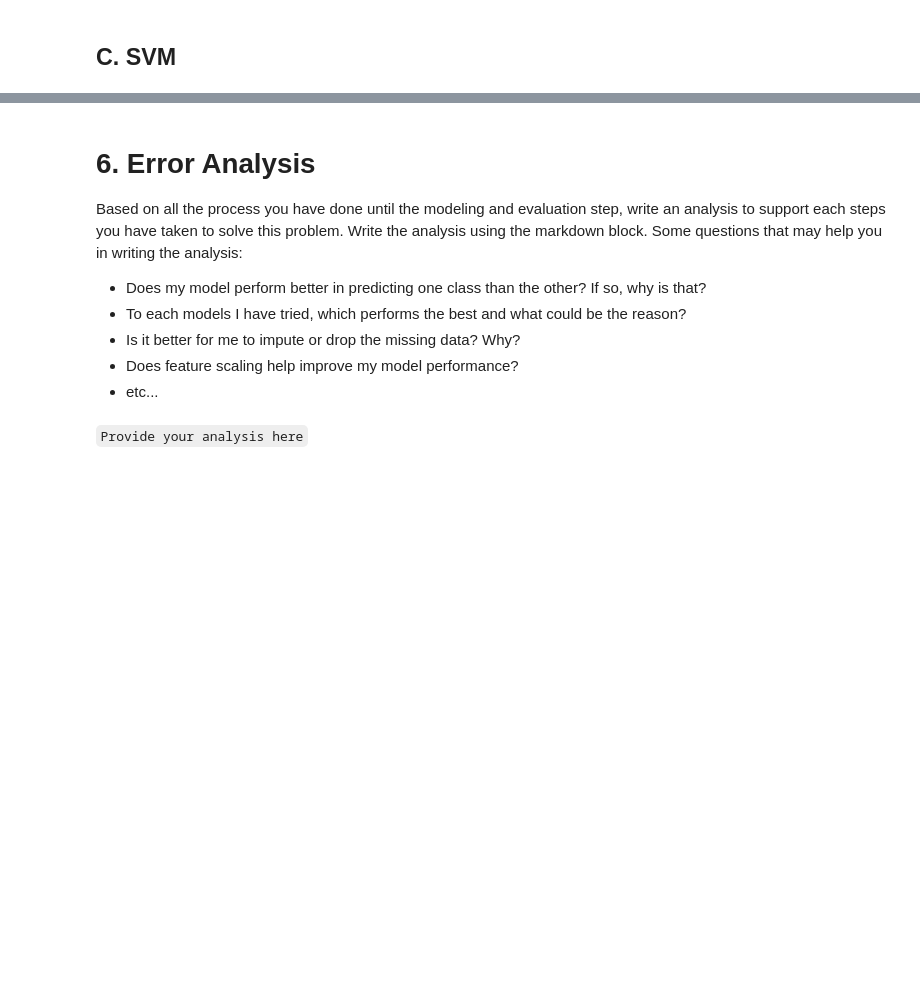
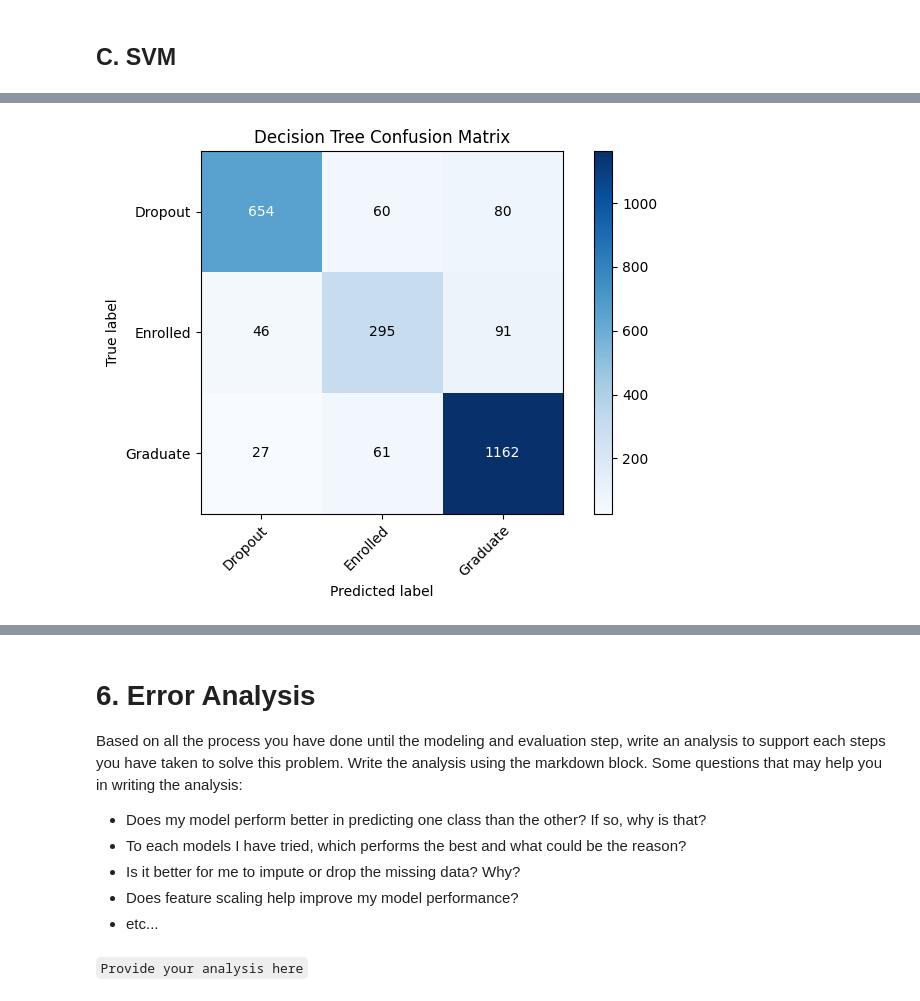
Before and after one commit to wiwekaputera/tubes-2-ai-senku-intelligence, a Jupyter notebook: Tubes2_Notebook.ipynb, the cells around one changed output, grey strips where cells are left out. Drawn from its saved outputs; the diff is of its cells as text; code cells hidden in the pictures; blank space fills up the shorter version.

```diff
--- a/Tubes2_Notebook.ipynb
+++ b/Tubes2_Notebook.ipynb
@@ -28,0 +47,20 @@ import numpy as np
+# %%
+def load_processed_data():
+    try:
+        base_path = os.path.join(os.getcwd(), 'data', 'processed')
+        X_train = np.load(os.path.join(base_path, 'X_train.npy'))
+        y_train = np.load(os.path.join(base_path, 'y_train.npy'))
+        X_test_kaggle = np.load(os.path.join(base_path, 'X_test_kaggle.npy'))
+        test_ids = np.load(os.path.join(base_path, 'test_ids.npy'))
+        print(f"Data Loaded. Train shape: {X_train.shape}")
+        return X_train, y_train, X_test_kaggle, test_ids
+    except FileNotFoundError:
+        print("Error: Processed data not found. Running preprocessing pipeline...")
+        return None, None, None, None
+
+print("=" * 60)
+print("[1] Running Preprocessing Pipeline...")
+print("=" * 60)
+run_full_pipeline()
+
+X_train, y_train, X_test_kaggle, test_ids = load_processed_data()
@@ -365,0 +1065,66 @@ Cross-validation is a critical technique in machine learning and data science fo
+# %%
+print("=" * 60)
+print("MODEL COMPARISON")
+print("=" * 60)
+
+for name, acc in sorted(results.items(), key=lambda x: x[1], reverse=True):
+    print(f"  {name:20}: {acc:.4f}")
+
+best_model_name = max(results, key=results.get)
+print(f"\n>>> Best Model: {best_model_name} ({results[best_model_name]:.4f})")
+
+def plot_confusion_matrix(y_true, y_pred, title, class_names_dict):
+    n_classes = len(class_names_dict)
+    cm = np.zeros((n_classes, n_classes), dtype=int)
+    for t, p in zip(y_true, y_pred):
+        cm[int(t), int(p)] += 1
+
+    fig, ax = plt.subplots(figsize=(7, 5))
+    im = ax.imshow(cm, interpolation='nearest', cmap=plt.cm.Blues)
+    ax.figure.colorbar(im, ax=ax)
+
+    ax.set(xticks=np.arange(n_classes),
+           yticks=np.arange(n_classes),
+           xticklabels=list(class_names_dict.values()),
+           yticklabels=list(class_names_dict.values()),
+           title=title,
+           ylabel='True label',
+           xlabel='Predicted label')
+
+    plt.setp(ax.get_xticklabels(), rotation=45, ha="right", rotation_mode="anchor")
+
+    thresh = cm.max() / 2.
+    for i in range(n_classes):
+        for j in range(n_classes):
+            ax.text(j, i, format(cm[i, j], 'd'),
+                    ha="center", va="center",
+                    color="white" if cm[i, j] > thresh else "black")
+
+    plt.tight_layout()
+    return fig
+
+print("\n--- Confusion Matrices ---")
+
+fig1 = plot_confusion_matrix(y_train, dtl_preds, 'Decision Tree Confusion Matrix', class_names)
+plt.show()
+
+fig2 = plot_confusion_matrix(y_train, lr_preds, 'Logistic Regression Confusion Matrix', class_names)
+plt.show()
+
+fig3 = plot_confusion_matrix(y_train, svm_preds, 'SVM Confusion Matrix', class_names)
+plt.show()
+
+fig, ax = plt.subplots(figsize=(10, 6))
+models = list(results.keys())
+accuracies = list(results.values())
+colors = ['#3498db', '#e74c3c', '#27ae60']
+bars = ax.bar(models, accuracies, color=colors)
+ax.set_ylabel('Training Accuracy')
+ax.set_title('Model Comparison')
+ax.set_ylim(0, 1)
+for bar, acc in zip(bars, accuracies):
+    ax.text(bar.get_x() + bar.get_width()/2, bar.get_height() + 0.01,
+            f'{acc:.4f}', ha='center', va='bottom', fontweight='bold')
+plt.tight_layout()
+plt.show()
+# %% [output]
@@ -365,0 +1141 @@ Cross-validation is a critical technique in machine learning and data science fo
+[figure, added]
```
Also changed, not shown: parts of 47 cells of this notebook.
